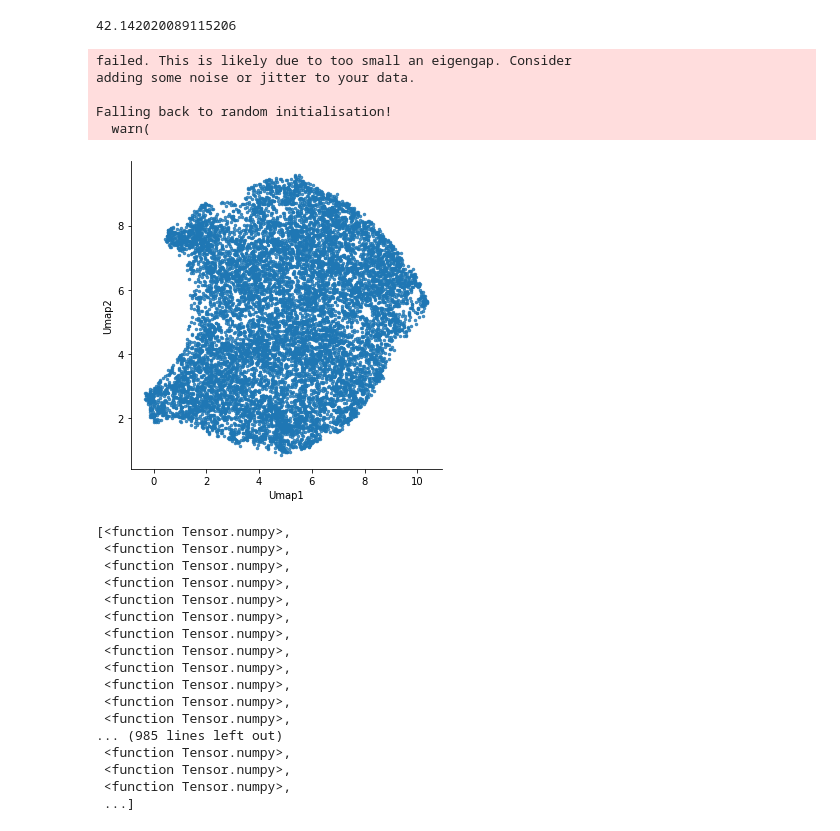
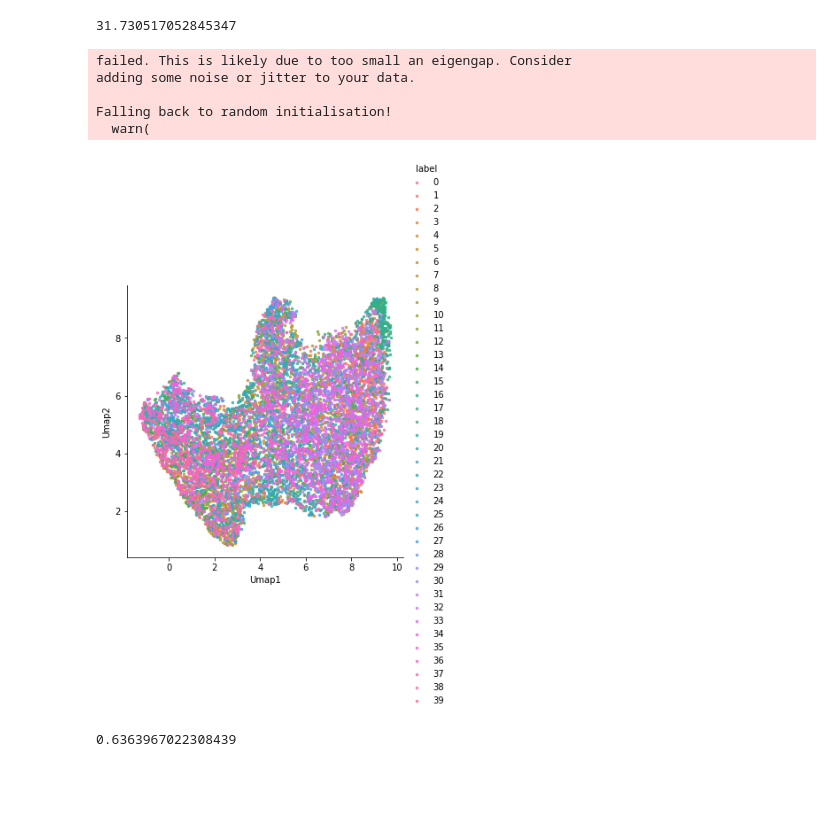
Before and after one commit to DeVriesMatt/TearingNetNew, a Jupyter notebook: extract_modelnet_features.ipynb, the cells around one changed output. Drawn from its saved outputs; the diff is of its cells as text; code cells hidden in the pictures; blank space fills up the shorter version.

Commit message:
train all for shapenet starting with pretrained net

```diff
--- a/extract_modelnet_features.ipynb
+++ b/extract_modelnet_features.ipynb
@@ -11,7 +11,7 @@ from modelnet_dataset import MN_Dataset
 import os
 
 root_dir = '/home/mvries/Documents/Datasets/'
-path = '/run/user/1128299809/gvfs/smb-share:server=rds.icr.ac.uk,share=data/DBI/DUDBI/DYNCESYS/mvries/ResultsAlma/TearingNetNew/shapenet/nets/dgcnn_foldingnet_50_002.pt'
+path = '/run/user/1128299809/gvfs/smb-share:server=rds.icr.ac.uk,share=data/DBI/DUDBI/DYNCESYS/mvries/ResultsAlma/TearingNetNew/shapenet/nets/dgcnn_foldingnet_50_004.pt'
 # %%
 model = GraphAutoEncoder(num_features=50, k=20, encoder_type="dgcnn", decoder_type='foldingnet')
 checkpoint = torch.load(path)
@@ -28,12 +28,12 @@ train_dataset = MN_Dataset(
 dataloader = torch.utils.data.DataLoader(
         train_dataset,
         batch_size=1,
-        shuffle=True,
+        shuffle=False,
     )
 # %%
 checkpoint['loss']
 # %% [output]
-42.142020089115206
+31.730517052845347
 # %%
 from tqdm import tqdm
 device = torch.device("cuda:0" if torch.cuda.is_available() else "cpu")
@@ -53,7 +53,11 @@ for data in tqdm(dataloader):
     all_inputs.append(torch.squeeze(inputs).detach().cpu().numpy())
     all_outputs.append(torch.squeeze(output).detach().cpu().numpy())
     all_feat.append(torch.squeeze(features).detach().cpu().numpy())
-    labels.append(lab.numpy)
+    labels.append(lab.numpy())
+# %%
+newlab = []
+for i in range(len(labels)):
+    newlab.append(labels[i][0][0])
 # %%
 import umap
 from sklearn import manifold
@@ -73,42 +77,39 @@ Falling back to random initialisation!
 # %%
 import matplotlib.pyplot as plt
 import seaborn as sns
 import numpy as np
 import pandas as pd
 %matplotlib inline
 
 b = np.zeros((len(embedding), 2))
 b[:, 0] = embedding[:, 0]
 b[:, 1] = embedding[:, 1]
 
 data = pd.DataFrame(b, columns=['Umap1','Umap2'])
-# data['label'] = labels
+data['label'] = newlab
 
 
-facet = sns.lmplot(data=data, x='Umap1', y='Umap2',
+facet = sns.lmplot(data=data, x='Umap1', y='Umap2', hue = 'label',
                    fit_reg=False, legend=True, legend_out=True, scatter_kws={"s": 6})
 
 
 plt.show()
 # %% [output]
-[figure, old version]
+[figure, new version]
-# %%
-labels
-# %% [output]
-[<function Tensor.numpy>,
- <function Tensor.numpy>,
- <function Tensor.numpy>,
- <function Tensor.numpy>,
- <function Tensor.numpy>,
- <function Tensor.numpy>,
- <function Tensor.numpy>,
- <function Tensor.numpy>,
- <function Tensor.numpy>,
- <function Tensor.numpy>,
- <function Tensor.numpy>,
- <function Tensor.numpy>,
-... (985 lines left out)
- <function Tensor.numpy>,
- <function Tensor.numpy>,
- <function Tensor.numpy>,
- ...]
+# %%
+from sklearn.model_selection import train_test_split
+from sklearn import svm
+from sklearn.metrics import plot_confusion_matrix
+
+
+X_train, X_test, y_train, y_test = train_test_split(scaled_features,
+                                                        newlab,
+                                                        random_state=42,
+                                                        test_size=0.33)
+
+clf = svm.SVC(kernel='linear', C=1, random_state=42, class_weight='balanced')
+clf.fit(X_train, y_train)
+
+print(clf.score(X_train, y_train))
+# %% [output]
+0.6363967022308439
```
Also changed, not shown: parts of 1 cell of this notebook, 3 other files.
